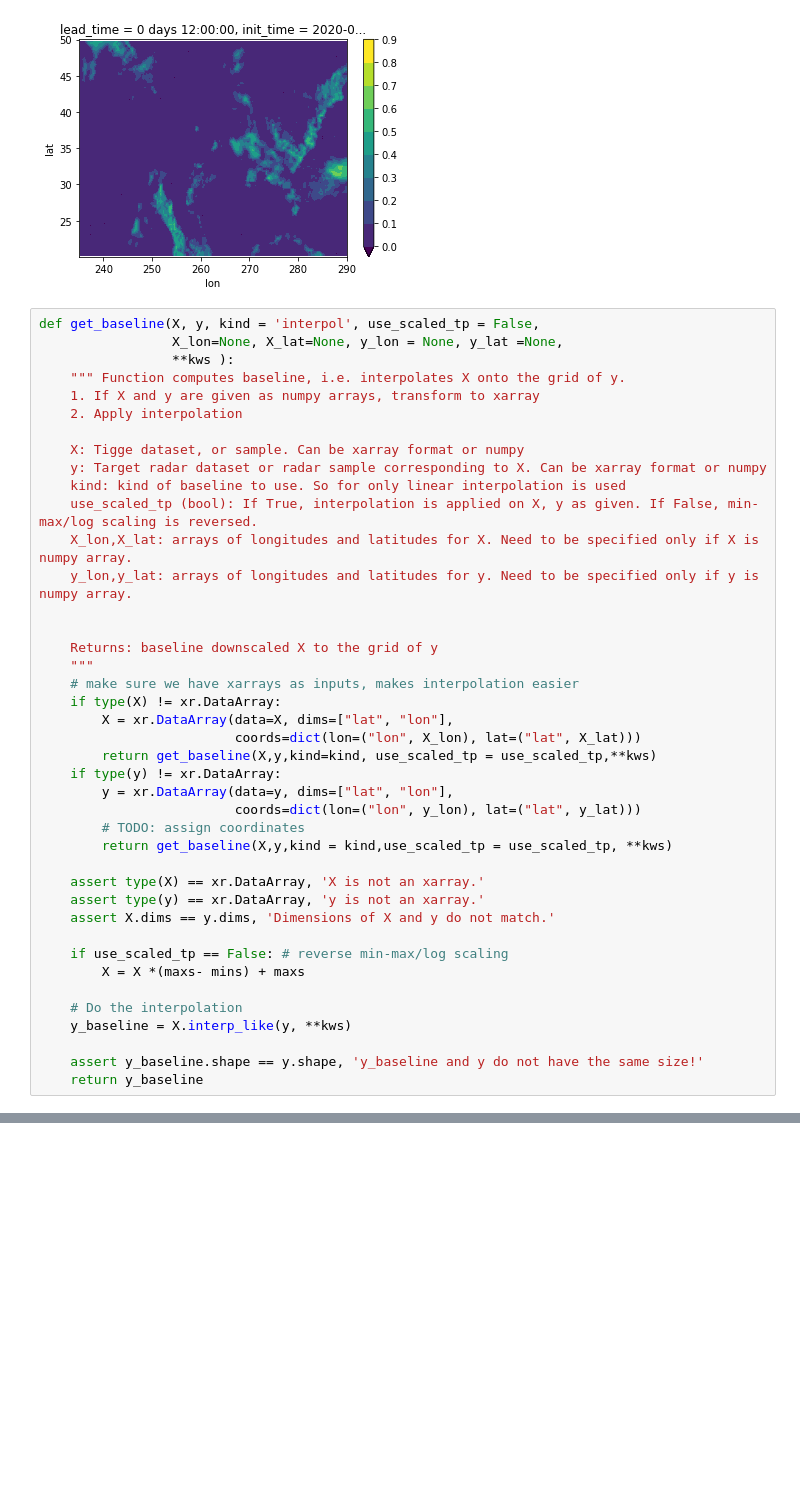
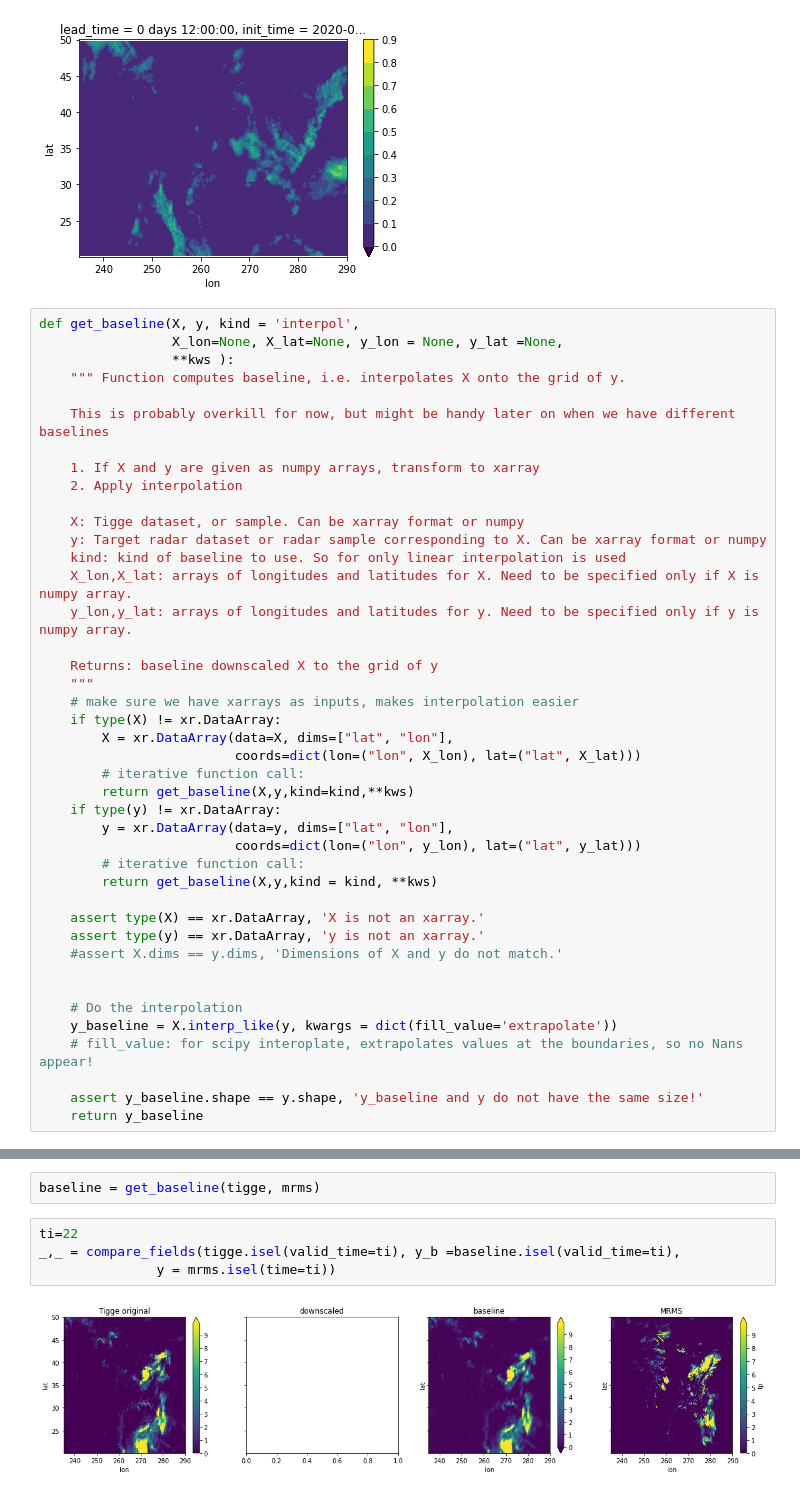
Before and after one commit to raspstephan/nwp-downscale, a Jupyter notebook: notebooks/MH_notebooks/03_Develop_baseline.ipynb, the cells around one changed output, grey strips where cells are left out. Saved outputs shown, nothing was run; the diff lists cells and outputs as text; blank space fills up the shorter version.

```diff
--- a/notebooks/MH_notebooks/03_Develop_baseline.ipynb
+++ b/notebooks/MH_notebooks/03_Develop_baseline.ipynb
@@ -199,20 +203,21 @@ egg.plot(levels=np.arange(0,1,0.1),cmap='viridis')
 <matplotlib.collections.QuadMesh at 0x...>
 [figure]
 # %%
-def get_baseline(X, y, kind = 'interpol', use_scaled_tp = False,
+def get_baseline(X, y, kind = 'interpol',
                  X_lon=None, X_lat=None, y_lon = None, y_lat =None,
                  **kws ):
     """ Function computes baseline, i.e. interpolates X onto the grid of y.
+
+    This is probably overkill for now, but might be handy later on when we have different baselines
+
     1. If X and y are given as numpy arrays, transform to xarray
     2. Apply interpolation
 
     X: Tigge dataset, or sample. Can be xarray format or numpy
     y: Target radar dataset or radar sample corresponding to X. Can be xarray format or numpy
     kind: kind of baseline to use. So for only linear interpolation is used
-    use_scaled_tp (bool): If True, interpolation is applied on X, y as given. If False, min-max/log scaling is reversed.
     X_lon,X_lat: arrays of longitudes and latitudes for X. Need to be specified only if X is numpy array.
     y_lon,y_lat: arrays of longitudes and latitudes for y. Need to be specified only if y is numpy array.
-
 
     Returns: baseline downscaled X to the grid of y
     """
@@ -220,22 +225,22 @@ def get_baseline(X, y, kind = 'interpol', use_scaled_tp = False,
     if type(X) != xr.DataArray:
         X = xr.DataArray(data=X, dims=["lat", "lon"],
                          coords=dict(lon=("lon", X_lon), lat=("lat", X_lat)))
-        return get_baseline(X,y,kind=kind, use_scaled_tp = use_scaled_tp,**kws)
+        # iterative function call:
+        return get_baseline(X,y,kind=kind,**kws)
     if type(y) != xr.DataArray:
         y = xr.DataArray(data=y, dims=["lat", "lon"],
                          coords=dict(lon=("lon", y_lon), lat=("lat", y_lat)))
-        # TODO: assign coordinates
-        return get_baseline(X,y,kind = kind,use_scaled_tp = use_scaled_tp, **kws)
+        # iterative function call:
+        return get_baseline(X,y,kind = kind, **kws)
 
     assert type(X) == xr.DataArray, 'X is not an xarray.'
     assert type(y) == xr.DataArray, 'y is not an xarray.'
-    assert X.dims == y.dims, 'Dimensions of X and y do not match.'
+    #assert X.dims == y.dims, 'Dimensions of X and y do not match.'
 
-    if use_scaled_tp == False: # reverse min-max/log scaling
-        X = X *(maxs- mins) + maxs
 
     # Do the interpolation
-    y_baseline = X.interp_like(y, **kws)
+    y_baseline = X.interp_like(y, kwargs = dict(fill_value='extrapolate'))
+    # fill_value: for scipy interoplate, extrapolates values at the boundaries, so no Nans appear!
 
     assert y_baseline.shape == y.shape, 'y_baseline and y do not have the same size!'
     return y_baseline
@@ -340,0 +249,8 @@ array([[[nan, nan, nan, ..., nan, nan, nan],
+# %%
+baseline = get_baseline(tigge, mrms)
+# %%
+ti=22
+_,_ = compare_fields(tigge.isel(valid_time=ti), y_b =baseline.isel(valid_time=ti),
+               y = mrms.isel(time=ti))
+# %% [output]
+[figure, added]
```
Also changed, not shown: parts of 36 cells of this notebook.
